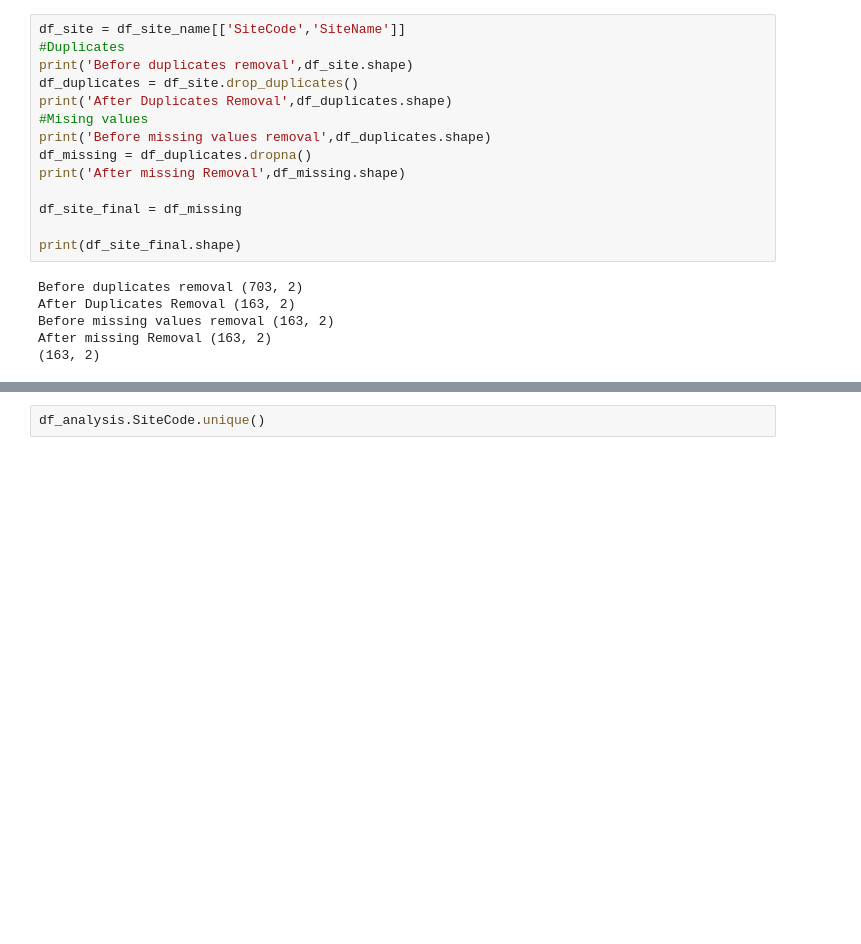
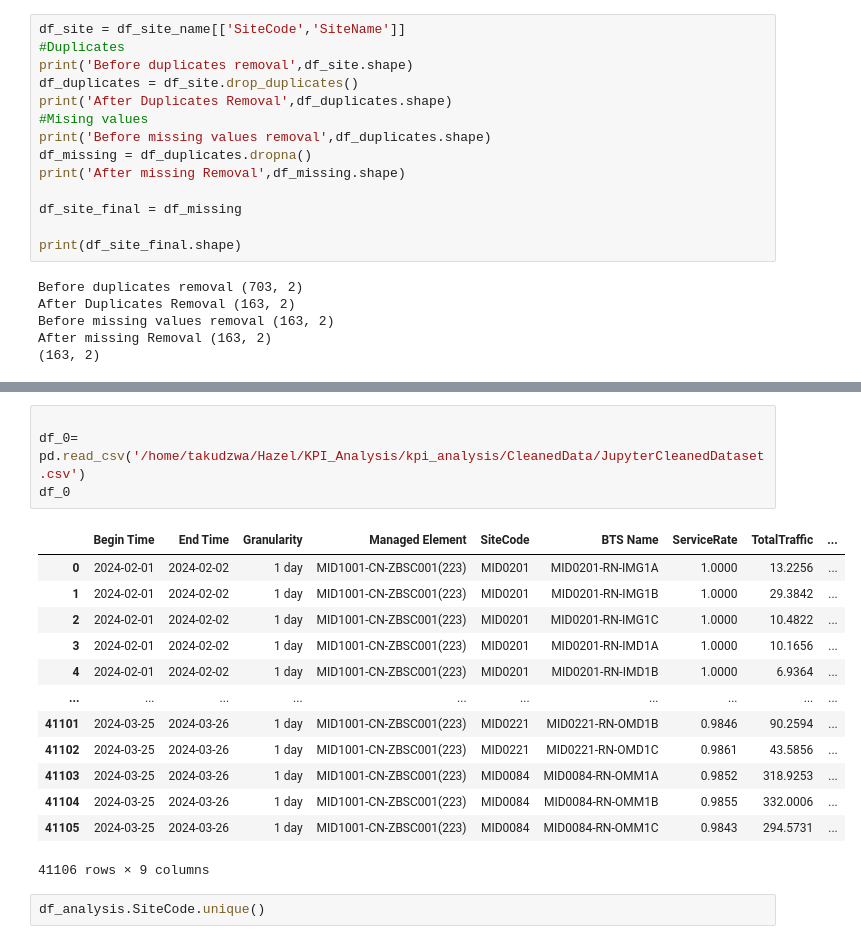
Before and after one commit to tkatyora/Hazel_kpi, a Jupyter notebook: model/AnaysisModel.ipynb, the cells around one changed output, grey strips where cells are left out. Cells and saved outputs as stored; diff of their text form; blank space fills up the shorter version.

```diff
--- a/model/AnaysisModel.ipynb
+++ b/model/AnaysisModel.ipynb
@@ -291,6 +269,24 @@ Before duplicates removal (45816, 9)
 After Duplicates Removal (45816, 9)
 Before missing values removal (45816, 9)
 After missing Removal (41106, 9)
+# %%
+
+df_0= pd.read_csv('/home/takudzwa/Hazel/KPI_Analysis/kpi_analysis/CleanedData/JupyterCleanedDataset.csv')
+df_0
+# %% [output]
+|  | Begin Time | End Time | Granularity | Managed Element | SiteCode | BTS Name | ServiceRate | TotalTraffic | ... |
+| 0 | 2024-02-01 | 2024-02-02 | 1 day | MID1001-CN-ZBSC001(223) | MID0201 | MID0201-RN-IMG1A | 1.0000 | 13.2256 | ... |
+| 1 | 2024-02-01 | 2024-02-02 | 1 day | MID1001-CN-ZBSC001(223) | MID0201 | MID0201-RN-IMG1B | 1.0000 | 29.3842 | ... |
+| 2 | 2024-02-01 | 2024-02-02 | 1 day | MID1001-CN-ZBSC001(223) | MID0201 | MID0201-RN-IMG1C | 1.0000 | 10.4822 | ... |
+| 3 | 2024-02-01 | 2024-02-02 | 1 day | MID1001-CN-ZBSC001(223) | MID0201 | MID0201-RN-IMD1A | 1.0000 | 10.1656 | ... |
+| 4 | 2024-02-01 | 2024-02-02 | 1 day | MID1001-CN-ZBSC001(223) | MID0201 | MID0201-RN-IMD1B | 1.0000 | 6.9364 | ... |
+| ... | ... | ... | ... | ... | ... | ... | ... | ... | ... |
+| 41101 | 2024-03-25 | 2024-03-26 | 1 day | MID1001-CN-ZBSC001(223) | MID0221 | MID0221-RN-OMD1B | 0.9846 | 90.2594 | ... |
+| 41102 | 2024-03-25 | 2024-03-26 | 1 day | MID1001-CN-ZBSC001(223) | MID0221 | MID0221-RN-OMD1C | 0.9861 | 43.5856 | ... |
+| 41103 | 2024-03-25 | 2024-03-26 | 1 day | MID1001-CN-ZBSC001(223) | MID0084 | MID0084-RN-OMM1A | 0.9852 | 318.9253 | ... |
+| 41104 | 2024-03-25 | 2024-03-26 | 1 day | MID1001-CN-ZBSC001(223) | MID0084 | MID0084-RN-OMM1B | 0.9855 | 332.0006 | ... |
+| 41105 | 2024-03-25 | 2024-03-26 | 1 day | MID1001-CN-ZBSC001(223) | MID0084 | MID0084-RN-OMM1C | 0.9843 | 294.5731 | ... |
+41106 rows × 9 columns
 # %%
 df_analysis.SiteCode.unique()
 # %% [output]
```
Also changed, not shown: parts of 12 cells of this notebook.
